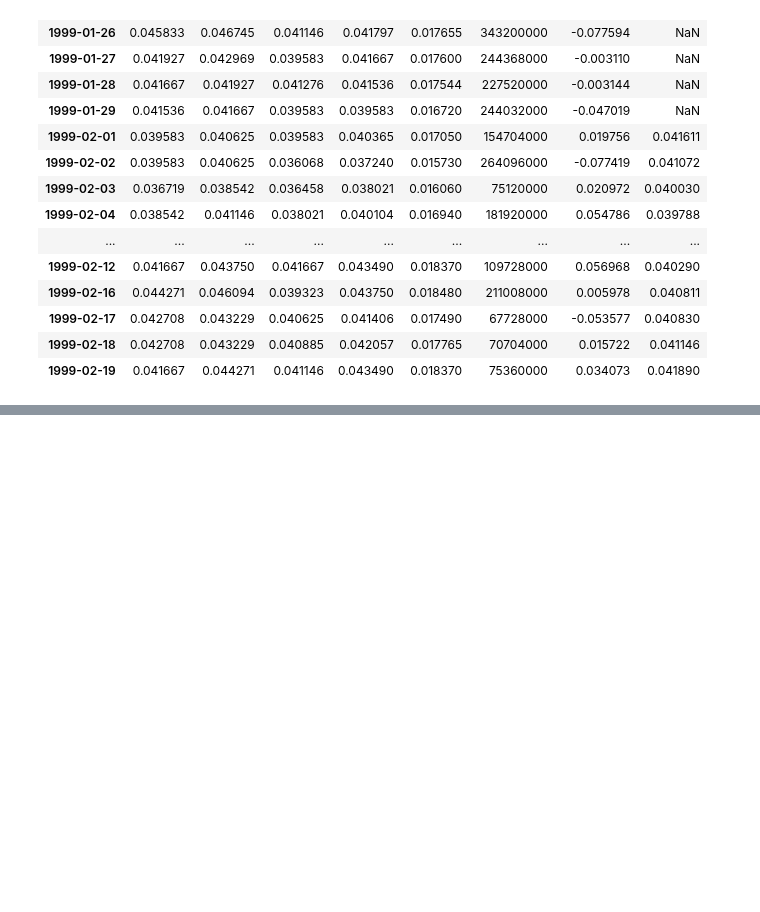
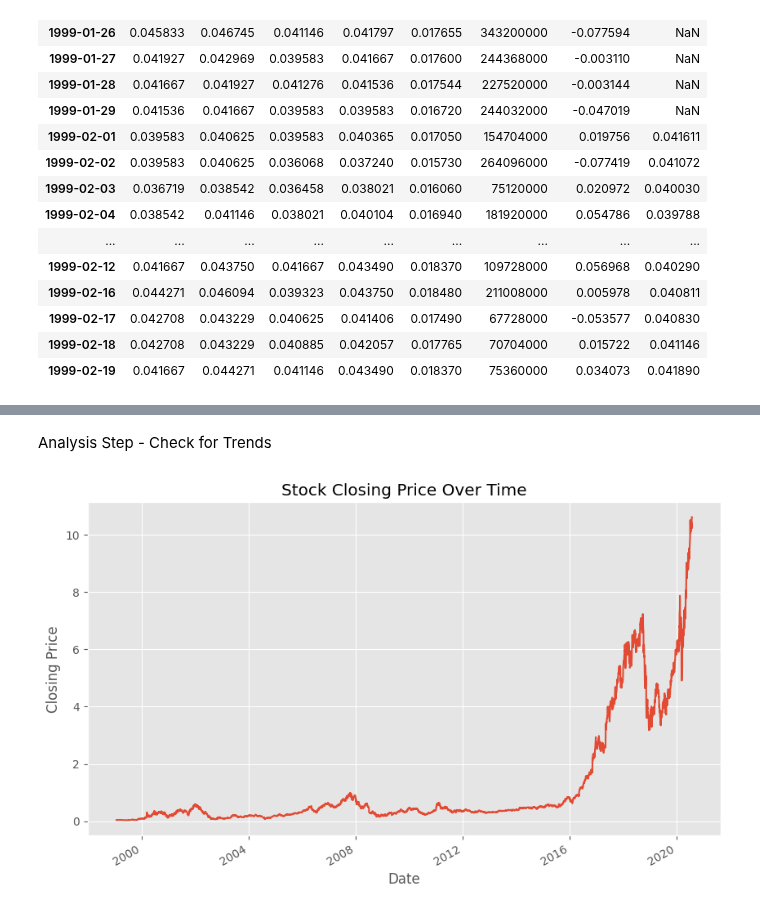
Before and after one commit to kevonalex/arc-projects, a Jupyter notebook: quant/nvidia_stock_eda_visualisation.ipynb, the cells around one changed output, grey strips where cells are left out. Drawn from its saved outputs; the diff is of its cells as text; code cells hidden in the pictures; blank space fills up the shorter version.

```diff
--- a/quant/nvidia_stock_eda_visualisation.ipynb
+++ b/quant/nvidia_stock_eda_visualisation.ipynb
@@ -162,0 +245,9 @@ df.head(20)
+# %% [markdown]
+Analysis Step - Check for Trends
+# %%
+df['close'].plot(title='Stock Closing Price Over Time', figsize=(10,6))
+plt.xlabel('Date')
+plt.ylabel('Closing Price')
+plt.show()
+# %% [output]
+[figure, added]
```
Also changed, not shown: parts of 8 cells of this notebook, 2 other files.
